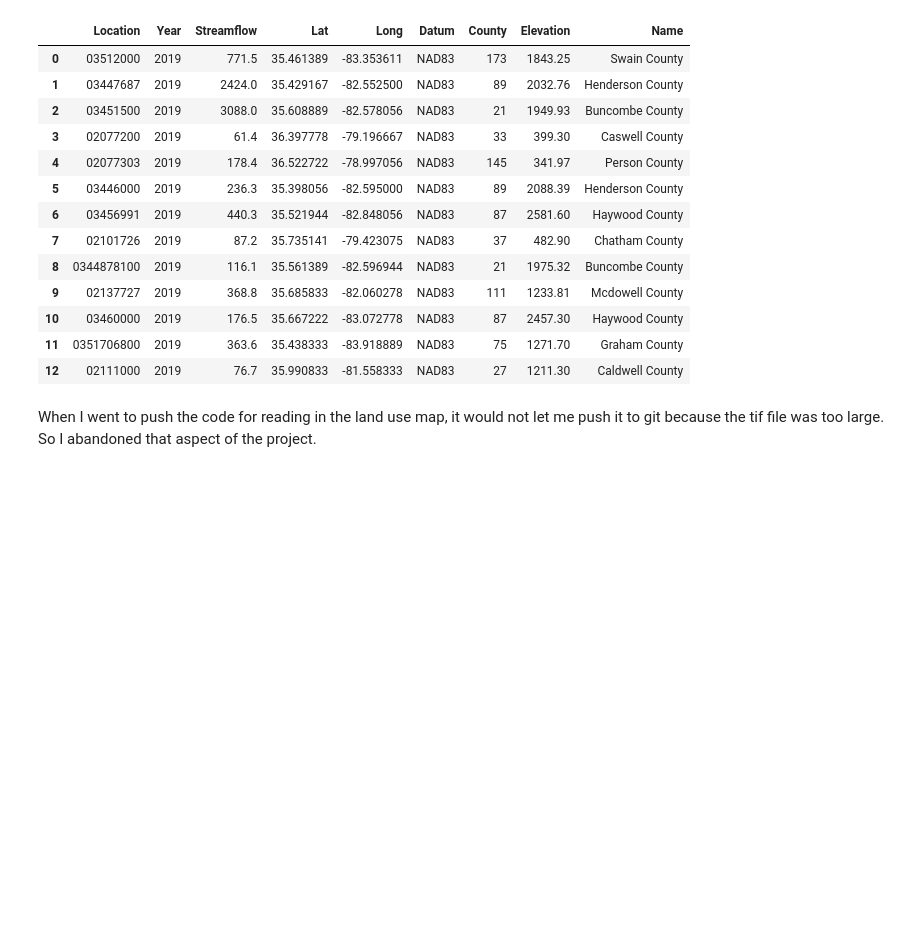
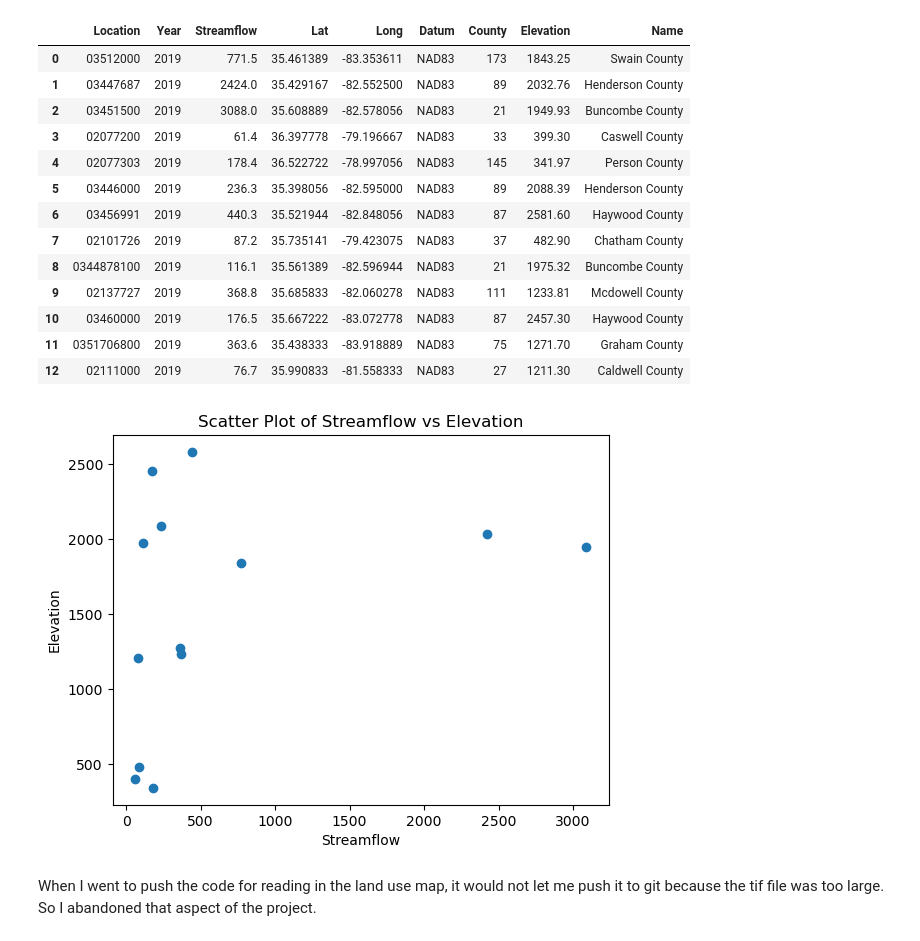
Before and after one commit to ConBonAon/GISFinal2023, a Jupyter notebook: storymap.ipynb, the cells around one changed output. Drawn from its saved outputs; the diff is of its cells as text; code cells hidden in the pictures; blank space fills up the shorter version.

```diff
--- a/storymap.ipynb
+++ b/storymap.ipynb
@@ -536,6 +542,14 @@ Elv_stmfl_df
 | 10 | 03460000 | 2019 | 176.5 | 35.667222 | -83.072778 | NAD83 | 87 | 2457.30 | Haywood County |
 | 11 | 0351706800 | 2019 | 363.6 | 35.438333 | -83.918889 | NAD83 | 75 | 1271.70 | Graham County |
 | 12 | 02111000 | 2019 | 76.7 | 35.990833 | -81.558333 | NAD83 | 27 | 1211.30 | Caldwell County |
+# %%
+plt.scatter(Elv_stmfl_df['Streamflow'], Elv_stmfl_df['Elevation'])
+plt.title('Scatter Plot of Streamflow vs Elevation')
+plt.xlabel('Streamflow')
+plt.ylabel('Elevation')
+plt.show()
+# %% [output]
+[figure, added]
 # %% [markdown]
 When I went to push the code for reading in the land use map, it would not let me push it to git because the tif file was too large. So I abandoned that aspect of the project.
 # %% [markdown]
```
Also changed, not shown: parts of 5 cells of this notebook, 5 other files.
